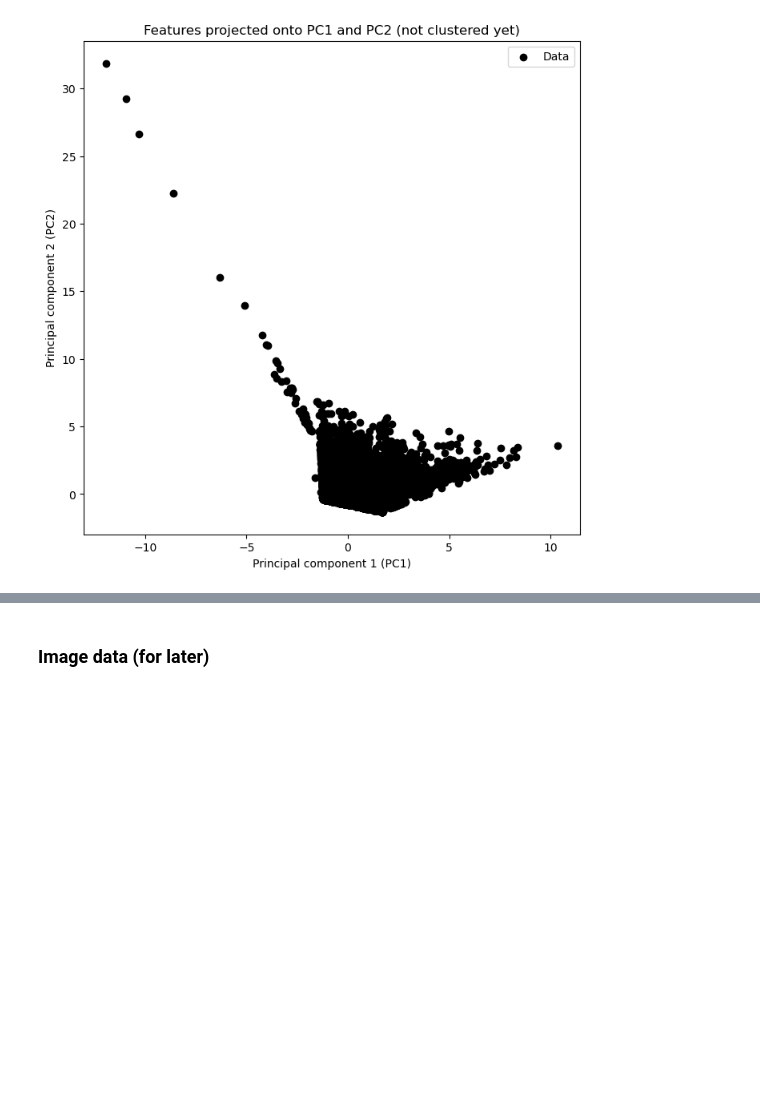
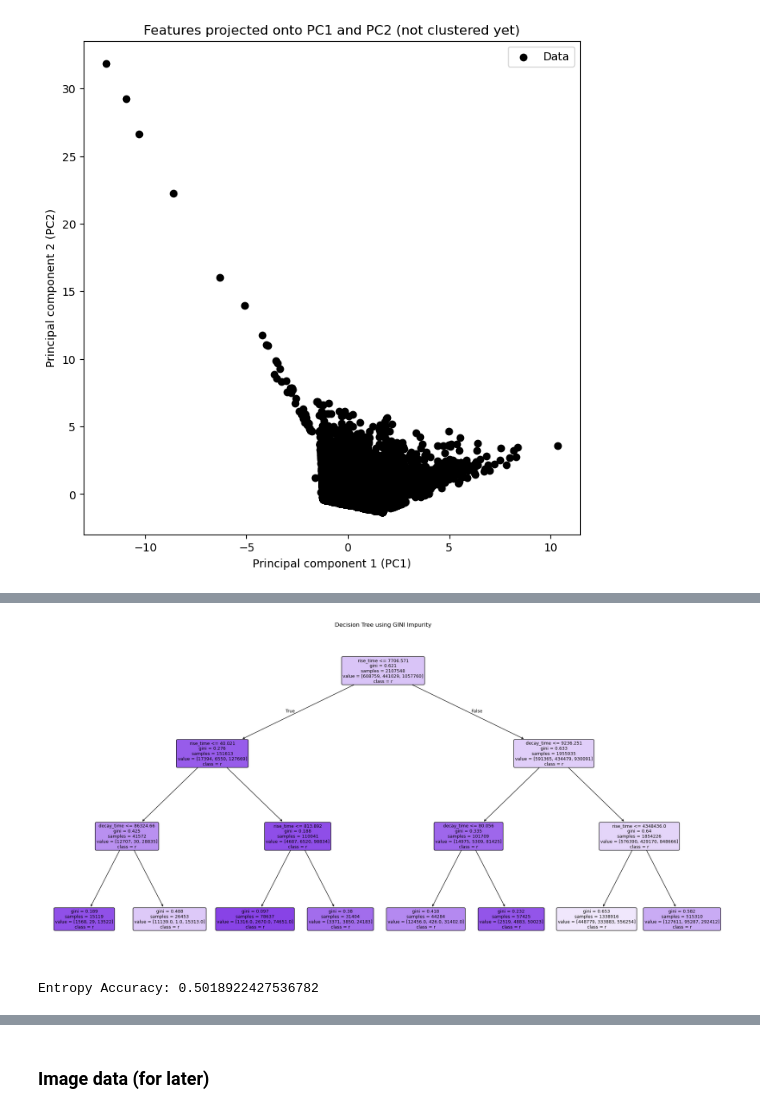
Before and after one commit to drmi7721/transient_clustering, a Jupyter notebook: notebooks/final_project_code.ipynb, the cells around one changed output, grey strips where cells are left out. Drawn from its saved outputs; the diff is of its cells as text; code cells hidden in the pictures; blank space fills up the shorter version.

```diff
--- a/notebooks/final_project_code.ipynb
+++ b/notebooks/final_project_code.ipynb
@@ -513,0 +615,20 @@ plt.legend(loc='best')
+# %%
+#visualize the decision tree
+
+plt.figure(figsize=(20, 10))
+plot_tree(tree, feature_names=transient_data.columns, class_names=tree.classes_, filled=True, rounded=True, fontsize=9)
+plt.title('Decision Tree using GINI Impurity')
+plt.tight_layout()
+plt.savefig('gini_tree.png')
+# %% [output]
+[figure, added]
+# %%
+#decision tree classifier using entropy
+
+tree = DecisionTreeClassifier(criterion='entropy', max_depth=3, min_samples_leaf=10, random_state=42) #train decision tree classifier
+tree.fit(X_train, y_train) #run the training data through the tree
+y_pred = tree.predict(X_test) #predict photometric bands
+
+print("Entropy Accuracy:", accuracy_score(y_test, y_pred)) #compute accuracy
+# %% [output]
+Entropy Accuracy: 0.5018922427536782
```
Also changed, not shown: parts of 17 cells of this notebook.
